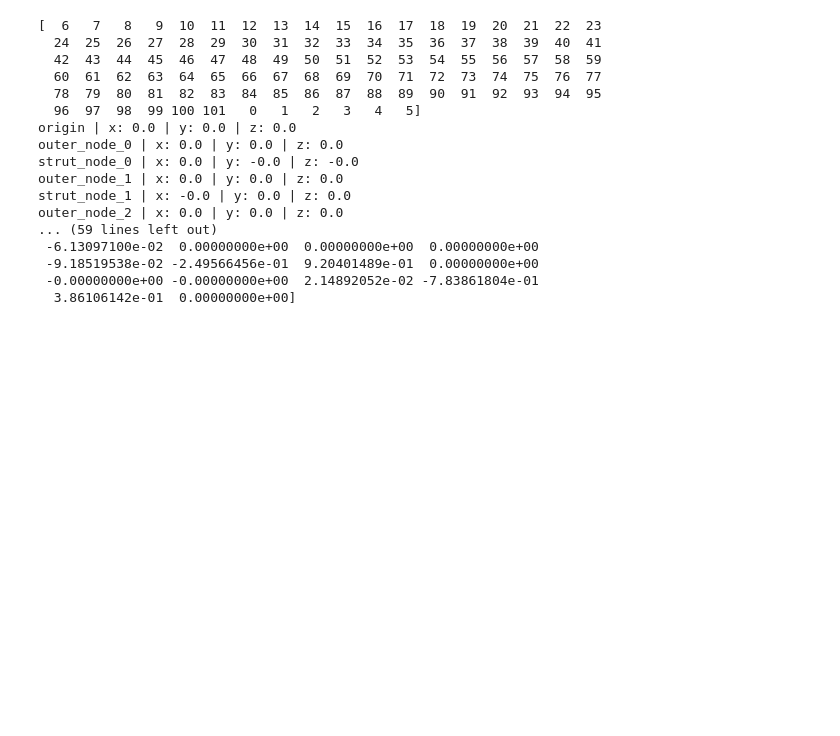
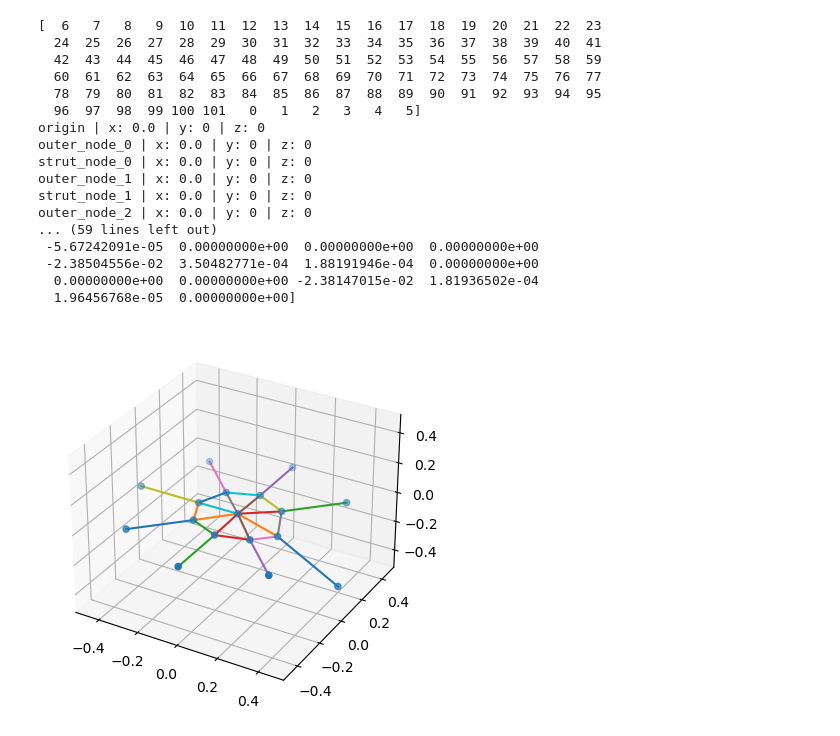
Before and after one commit to NathanielHargan/UAV_Optimization, a Jupyter notebook: PlotDrone3D.ipynb, the cells around one changed output. Saved outputs shown, nothing was run; the diff lists cells and outputs as text; code cells hidden in the pictures; blank space fills up the shorter version.

```diff
--- a/PlotDrone3D.ipynb
+++ b/PlotDrone3D.ipynb
@@ -46,14 +46,14 @@ def plot_drone_geometry(drone,q):
 
 
 d1 = Drone("drone_test")
-arm_beam = BeamType("annulus", [0.025, 0.018], "Aluminum7075-T6", "arm_beam")
-strut_beam = BeamType("annulus", [0.025, 0.018], "Aluminum7075-T6", "strut_beam")
+arm_beam = BeamType("annulus", [5, 4], "Aluminum7075-T6", "arm_beam")
+strut_beam = BeamType("annulus", [3, 2], "Aluminum7075-T6", "strut_beam")
 
 d1.create_drone_nodes(0.5,0.2,8)           # nominal radius | strut rad | number of blades
 # d1.rotate_drone_nodes(0,math.pi/5,math.pi/60)      # x-axis | y-axis | z-axis
 d1.create_drone_beams(arm_beam,strut_beam) # arm beam | strut beam
 
-d1.beam_system.add_force(0,0,-10000,"outer_node_0")
+d1.beam_system.add_force(0,0,-1000,"outer_node_0")
 
 d1.boundary_conditions()
 
@@ -64,43 +64,44 @@ d1.boundary_conditions()
 #print(np.shape(d1.beam_system.dp))
 
 d1.solve_fea()
 #print(d1.beam_system.ru)
 #print(d1.beam_system.rp)
 
 #print(d1.beam_system.du)
 #print(d1.beam_system.dp)
 
-#plot_drone_geometry(d1,10)
+plot_drone_geometry(d1,10)
 
 for node_num, node in enumerate(d1.beam_system.node_names):
     print(node +
           " | x: " + str(d1.beam_system.x_displacements[node_num]) +
-          " | y: " + str(round(d1.beam_system.y_displacements[node_num],4)) +
-          " | z: " + str(round(d1.beam_system.y_displacements[node_num],4)))
+          " | y: " + str(round(d1.beam_system.y_displacements[node_num])) +
+          " | z: " + str(round(d1.beam_system.z_displacements[node_num])))
 
 
 print(d1.beam_system.force_moment_vector)
 print(d1.beam_system.displacement_angle_vector)
 #print(d1.beam_system.node_names) good
 #print(d1.beam_system.force_node_indexes) good
 #print(d1.beam_system.ru)
 #print(d1.beam_system.displacement_angle_vector)
 #print(d1.beam_system.kup)
 # %% [output]
 [  6   7   8   9  10  11  12  13  14  15  16  17  18  19  20  21  22  23
   24  25  26  27  28  29  30  31  32  33  34  35  36  37  38  39  40  41
   42  43  44  45  46  47  48  49  50  51  52  53  54  55  56  57  58  59
   60  61  62  63  64  65  66  67  68  69  70  71  72  73  74  75  76  77
   78  79  80  81  82  83  84  85  86  87  88  89  90  91  92  93  94  95
   96  97  98  99 100 101   0   1   2   3   4   5]
-origin | x: 0.0 | y: 0.0 | z: 0.0
-outer_node_0 | x: 0.0 | y: 0.0 | z: 0.0
-strut_node_0 | x: 0.0 | y: -0.0 | z: -0.0
-outer_node_1 | x: 0.0 | y: 0.0 | z: 0.0
-strut_node_1 | x: -0.0 | y: 0.0 | z: 0.0
-outer_node_2 | x: 0.0 | y: 0.0 | z: 0.0
+origin | x: 0.0 | y: 0 | z: 0
+outer_node_0 | x: 0.0 | y: 0 | z: 0
+strut_node_0 | x: 0.0 | y: 0 | z: 0
+outer_node_1 | x: 0.0 | y: 0 | z: 0
+strut_node_1 | x: 0.0 | y: 0 | z: 0
+outer_node_2 | x: 0.0 | y: 0 | z: 0
 ... (59 lines left out)
- -6.13097100e-02  0.00000000e+00  0.00000000e+00  0.00000000e+00
- -9.18519538e-02 -2.49566456e-01  9.20401489e-01  0.00000000e+00
- -0.00000000e+00 -0.00000000e+00  2.14892052e-02 -7.83861804e-01
-  3.86106142e-01  0.00000000e+00]
+ -5.67242091e-05  0.00000000e+00  0.00000000e+00  0.00000000e+00
+ -2.38504556e-02  3.50482771e-04  1.88191946e-04  0.00000000e+00
+  0.00000000e+00  0.00000000e+00 -2.38147015e-02  1.81936502e-04
+  1.96456768e-05  0.00000000e+00]
+[figure, added]
```
Also changed, not shown: 6 other files.
